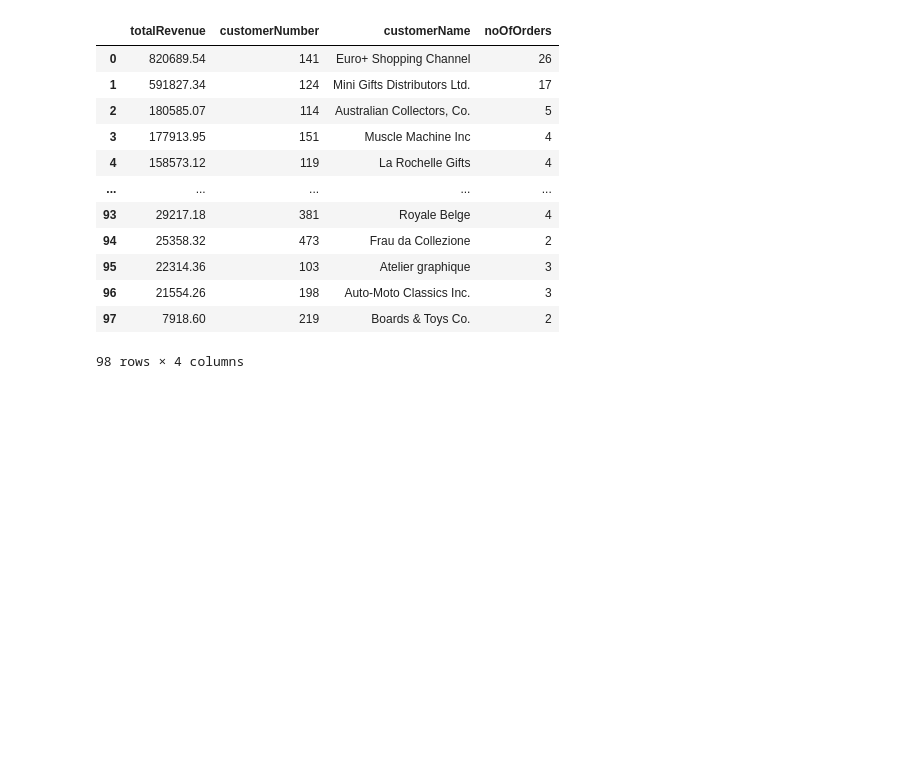
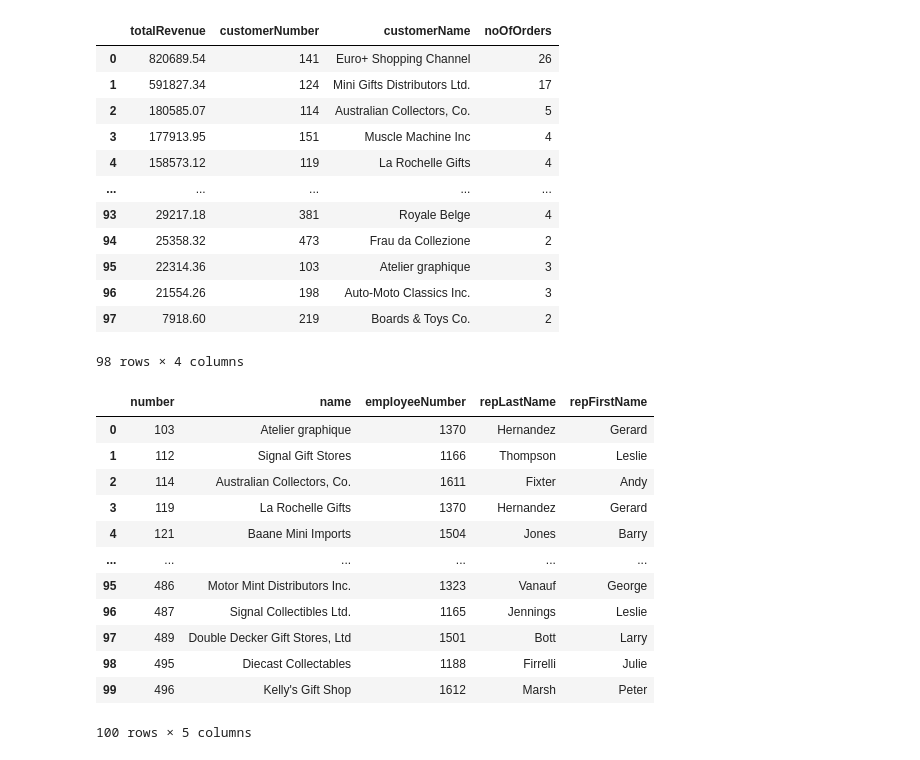
Before and after one commit to donald-f-ferguson/W4111-Intro-to-Databases-Spring-2024, a Jupyter notebook: Lectures/s-2024-Lecture-9/s24_w4111_Lecture_9_Examples.ipynb, the cells around one changed output. Saved outputs shown, nothing was run; the diff lists cells and outputs as text; code cells hidden in the pictures; blank space fills up the shorter version.

```diff
--- a/Lectures/s-2024-Lecture-9/s24_w4111_Lecture_9_Examples.ipynb
+++ b/Lectures/s-2024-Lecture-9/s24_w4111_Lecture_9_Examples.ipynb
@@ -584,3 +618,56 @@ summary_df
 | 96 | 21554.26 | 198 | Auto-Moto Classics Inc. | 3 |
 | 97 | 7918.60 | 219 | Boards & Toys Co. | 2 |
 98 rows × 4 columns
+# %%
+# Requires the PyMongo package.
+# https://api.mongodb.com/python/current
+
+
+result = client['Classic_Models']['Customers'].aggregate([
+    {
+        '$project': {
+            '_id': 0,
+            'number': 1,
+            'name': 1,
+            'salesRepEmployeeNumber': 1
+        }
+    }, {
+        '$lookup': {
+            'from': 'Employees',
+            'localField': 'salesRepEmployeeNumber',
+            'foreignField': 'employeeNumber',
+            'as': 'salesRep'
+        }
+    }, {
+        '$unwind': {
+            'path': '$salesRep',
+            'preserveNullAndEmptyArrays': False
+        }
+    }, {
+        '$project': {
+            'number': '$number',
+            'name': '$name',
+            'employeeNumber': '$salesRep.employeeNumber',
+            'repLastName': '$salesRep.lastName',
+            'repFirstName': '$salesRep.firstName'
+        }
+    }
+])
+# %%
+result = list(result)
+result_df = pandas.DataFrame(result)
+result_df
+# %% [output]
+|  | number | name | employeeNumber | repLastName | repFirstName |
+| 0 | 103 | Atelier graphique | 1370 | Hernandez | Gerard |
+| 1 | 112 | Signal Gift Stores | 1166 | Thompson | Leslie |
+| 2 | 114 | Australian Collectors, Co. | 1611 | Fixter | Andy |
+| 3 | 119 | La Rochelle Gifts | 1370 | Hernandez | Gerard |
+| 4 | 121 | Baane Mini Imports | 1504 | Jones | Barry |
+| ... | ... | ... | ... | ... | ... |
+| 95 | 486 | Motor Mint Distributors Inc. | 1323 | Vanauf | George |
+| 96 | 487 | Signal Collectibles Ltd. | 1165 | Jennings | Leslie |
+| 97 | 489 | Double Decker Gift Stores, Ltd | 1501 | Bott | Larry |
+| 98 | 495 | Diecast Collectables | 1188 | Firrelli | Julie |
+| 99 | 496 | Kelly's Gift Shop | 1612 | Marsh | Peter |
+100 rows × 5 columns
```
Also changed, not shown: parts of 7 cells of this notebook, 13 other files.
